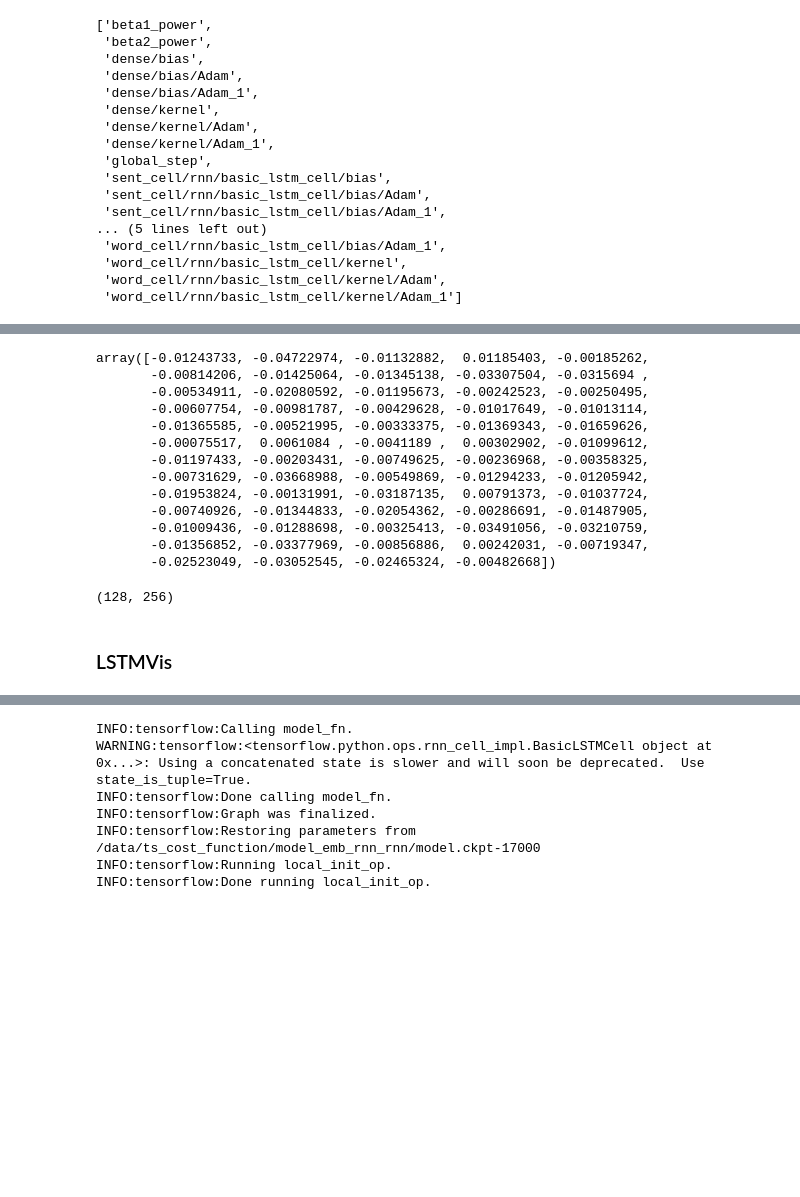
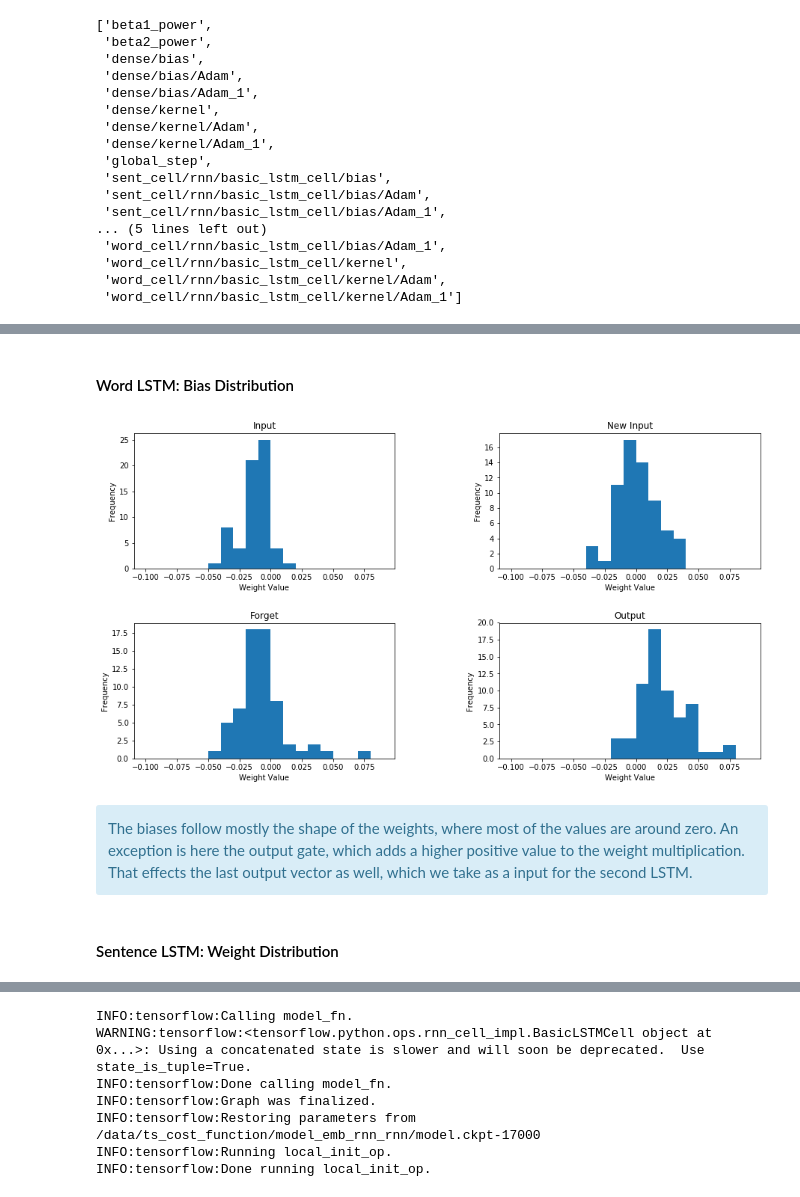
Before and after one commit to PaulOpu/TS_LossFunction, a Jupyter notebook: code/FINAL/04_NN_Preparation_and_Learning.ipynb, the cells around one changed output, grey strips where cells are left out. Cells and saved outputs as stored; diff of their text form; code cells hidden in the pictures; blank space fills up the shorter version.

```diff
--- a/code/FINAL/04_NN_Preparation_and_Learning.ipynb
+++ b/code/FINAL/04_NN_Preparation_and_Learning.ipynb
@@ -791 +796,15 @@ word_bias = model_emb_rnn_rnn.get_variable_value('word_cell/rnn/basic_lstm_cell/
+# %% [markdown]
+#### Word LSTM: Bias Distribution
+# %%
+plot_weights(
+    [("Input",b_input), ("New Input",b_new_input),("Forget", b_forget),("Output", b_output)],
+    np.array(range(-10,10,1))/100)
+# %% [output]
+[figure, added]
+# %% [markdown]
+<div class="alert alert-block alert-info">
+The biases follow mostly the shape of the weights, where most of the values are around zero. An exception is here the output gate, which adds a higher positive value to the weight multiplication. That effects the last output vector as well, which we take as a input for the second LSTM.
+</div>
+# %% [markdown]
+#### Sentence LSTM: Weight Distribution
 # %%
@@ -792,24 +814,2 @@ word_bias = model_emb_rnn_rnn.get_variable_value('word_cell/rnn/basic_lstm_cell/
 w_input, w_new_input, w_forget, w_output = np.split(word_weights, 4, axis=1)
 b_input, b_new_input, b_forget, b_output = np.split(word_bias, 4)
-# %%
-b_input
-# %% [output]
-array([-0.01243733, -0.04722974, -0.01132882,  0.01185403, -0.00185262,
-       -0.00814206, -0.01425064, -0.01345138, -0.03307504, -0.0315694 ,
-       -0.00534911, -0.02080592, -0.01195673, -0.00242523, -0.00250495,
-       -0.00607754, -0.00981787, -0.00429628, -0.01017649, -0.01013114,
-       -0.01365585, -0.00521995, -0.00333375, -0.01369343, -0.01659626,
-       -0.00075517,  0.0061084 , -0.0041189 ,  0.00302902, -0.01099612,
-       -0.01197433, -0.00203431, -0.00749625, -0.00236968, -0.00358325,
-       -0.00731629, -0.03668988, -0.00549869, -0.01294233, -0.01205942,
-       -0.01953824, -0.00131991, -0.03187135,  0.00791373, -0.01037724,
-       -0.00740926, -0.01344833, -0.02054362, -0.00286691, -0.01487905,
-       -0.01009436, -0.01288698, -0.00325413, -0.03491056, -0.03210759,
-       -0.01356852, -0.03377969, -0.00856886,  0.00242031, -0.00719347,
-       -0.02523049, -0.03052545, -0.02465324, -0.00482668])
-# %%
-word_weights.shape
-# %% [output]
-(128, 256)
-# %% [markdown]
-### LSTMVis
```
Also changed, not shown: parts of 43 cells of this notebook.
